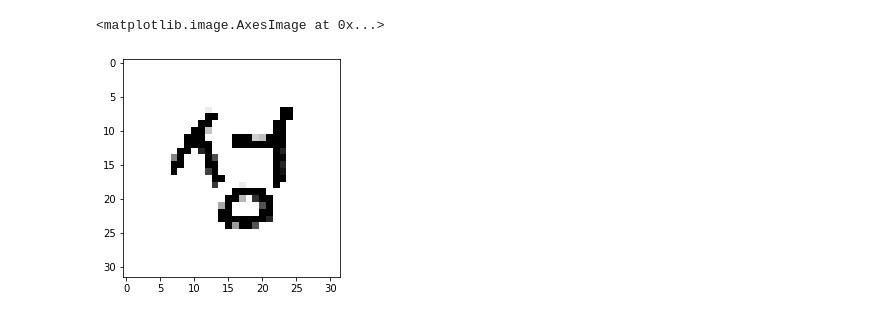
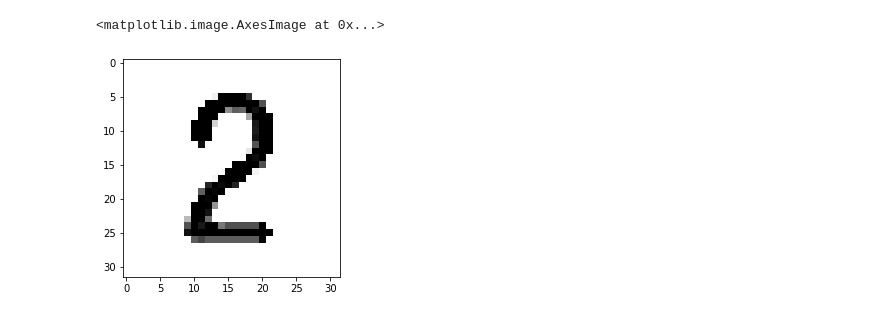
Before and after one commit to RockhoRockho/FG_Vision, a Jupyter notebook: vision.ipynb, the cells around one changed output. Drawn from its saved outputs; the diff is of its cells as text; code cells hidden in the pictures.

```diff
--- a/vision.ipynb
+++ b/vision.ipynb
@@ -15,5 +15,5 @@ def load_model():
-    saved_model = 'best_loss_0.30_model.h5'
-    model = VGG_FeatureExtractor(len(character))
+    saved_model = 'VGG10.h5'
+    model = VGG10(len(character))
     model.load_weights(saved_model)
     return model, list(character);
 
@@ -50,10 +55,10 @@ with open('jsonbase.json', encoding='utf-8') as json_file:
 
 model, idx2char = load_model()
 #사용자가 입력한 이미지 (현재는 테스트를 위해서 임의로 넣어놨다
-img = cv2.imread('./static/img/scan2.jpg')
+img = cv2.imread('./static/img/scan1.jpg')
 img1 = cv2.resize(img, (2480, 3508))
 #판별된 양식 (현재는 테스트를 위해서 임의로 선언해두었다)
-form = 13
+form = 9
 
 plt.imshow(img1)
 # %% [output]
@@ -62,5 +67,5 @@ plt.imshow(img1)
 # %%
-i = 7
+i = 5
 
 w = json_data[form]['lot'][i]['w']
 h = json_data[form]['lot'][i]['h']
@@ -246,6 +252,6 @@ WARNING:tensorflow:5 out of the last 99 calls to <function Model.make_predict_fu
 # %%
-plt.imshow(crops[0])
+plt.imshow(crops[3])
 # %% [output]
 <matplotlib.image.AxesImage at 0x...>
-[figure, old version]
+[figure, new version]
 # %%
```
Also changed, not shown: parts of 9 cells of this notebook, 8 other files.
